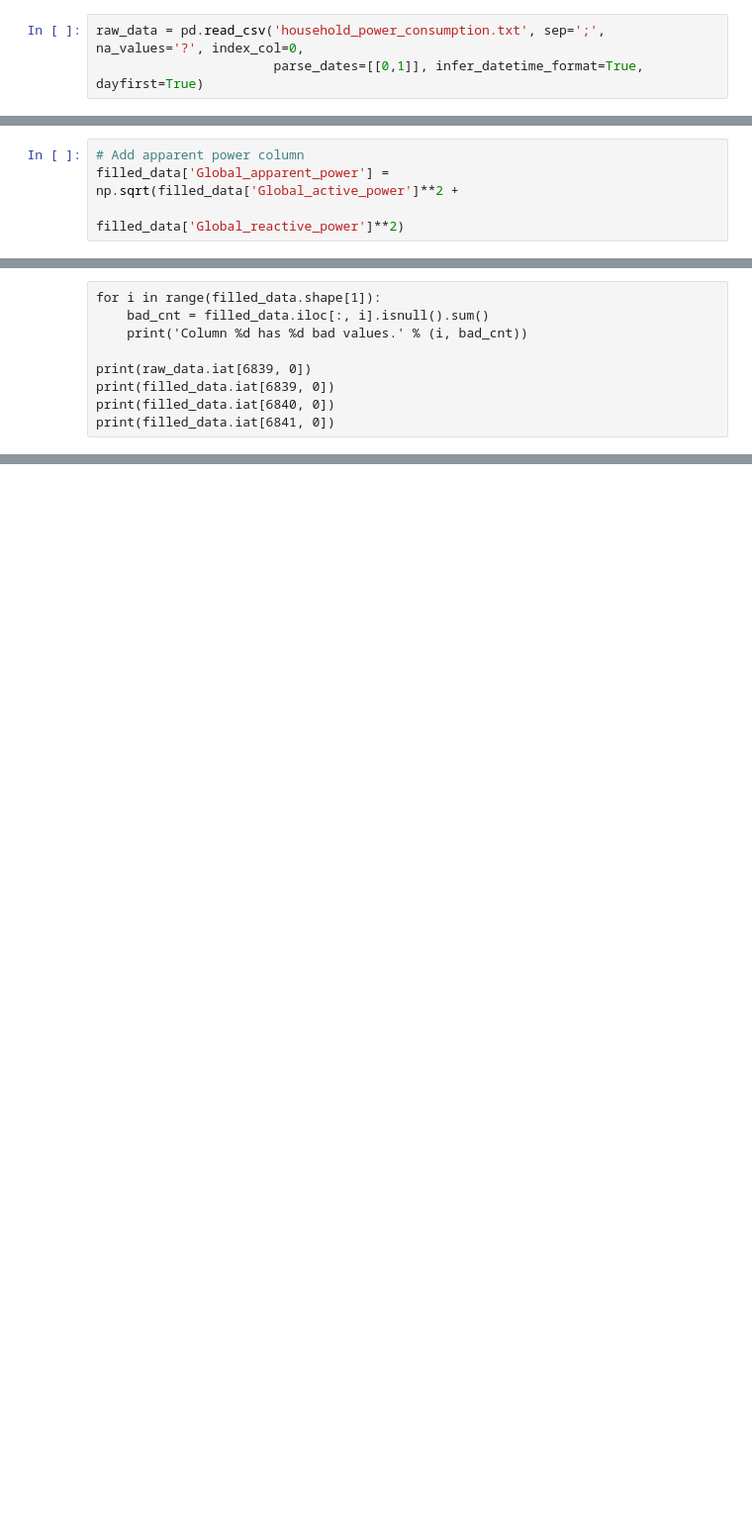
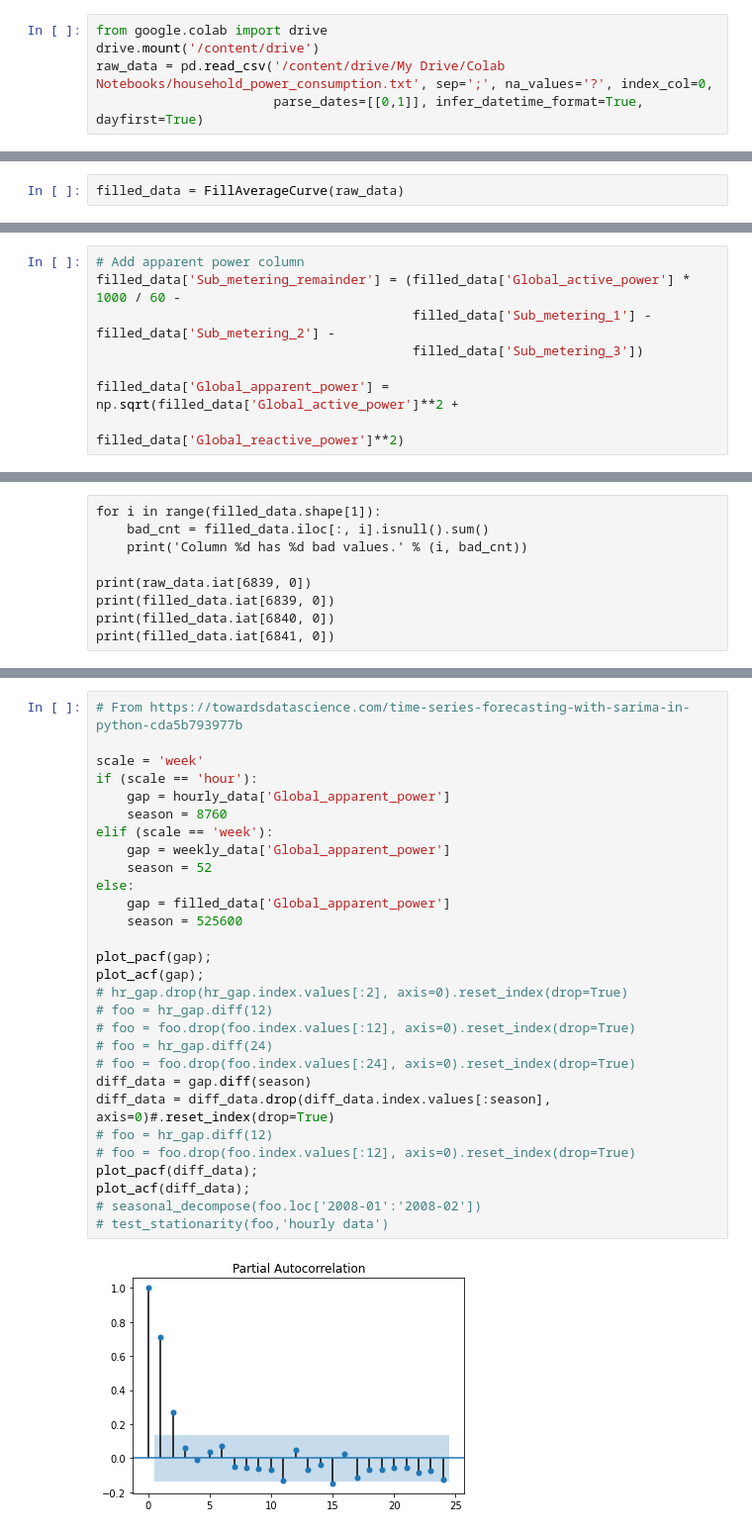
Before and after one commit to antwon87/CMPE255_Project, a Jupyter notebook: AF_scratch.ipynb, the cells around one changed output, grey strips where cells are left out. Shown at 99% size. Saved outputs shown, nothing was run; the diff lists cells and outputs as text; blank space fills up the shorter version.

Commit message:
Added a time-series forecasting model to the project. Looks like it might make decent predictions, but could probably be improved.

```diff
--- a/AF_scratch.ipynb
+++ b/AF_scratch.ipynb
@@ -5,5 +5,7 @@ import matplotlib.pyplot as plt
 # %% [markdown]
 ### Read in Data Set
 # %%
-raw_data = pd.read_csv('household_power_consumption.txt', sep=';', na_values='?', index_col=0,
+from google.colab import drive
+drive.mount('/content/drive')
+raw_data = pd.read_csv('/content/drive/My Drive/Colab Notebooks/household_power_consumption.txt', sep=';', na_values='?', index_col=0,
                        parse_dates=[[0,1]], infer_datetime_format=True, dayfirst=True)
@@ -99,0 +83,2 @@ Column 0 cleaned
+# %%
+filled_data = FillAverageCurve(raw_data)
@@ -126,6 +95,10 @@ Name: 2006-12-21 11:25:00, dtype: float64
 If I remember my power systems courses correctly, the power utility needs to consider apparent power, which is a combination of both active and reactive power. This next bit of code will calculate the apparent power and add it as a new column. This column will be useful if we want to do analysis related to how much power the utility needs to generate.
 # %%
 # Add apparent power column
+filled_data['Sub_metering_remainder'] = (filled_data['Global_active_power'] * 1000 / 60 -
+                                         filled_data['Sub_metering_1'] - filled_data['Sub_metering_2'] -
+                                         filled_data['Sub_metering_3'])
+
 filled_data['Global_apparent_power'] = np.sqrt(filled_data['Global_active_power']**2 +
                                               filled_data['Global_reactive_power']**2)
 # %%
@@ -171,0 +266,31 @@ plt.show()
+# %%
+# From https://towardsdatascience.com/time-series-forecasting-with-sarima-in-python-cda5b793977b
+
+scale = 'week'
+if (scale == 'hour'):
+    gap = hourly_data['Global_apparent_power']
+    season = 8760
+elif (scale == 'week'):
+    gap = weekly_data['Global_apparent_power']
+    season = 52
+else:
+    gap = filled_data['Global_apparent_power']
+    season = 525600
+
+plot_pacf(gap);
+plot_acf(gap);
+# hr_gap.drop(hr_gap.index.values[:2], axis=0).reset_index(drop=True)
+# foo = hr_gap.diff(12)
+# foo = foo.drop(foo.index.values[:12], axis=0).reset_index(drop=True)
+# foo = hr_gap.diff(24)
+# foo = foo.drop(foo.index.values[:24], axis=0).reset_index(drop=True)
+diff_data = gap.diff(season)
+diff_data = diff_data.drop(diff_data.index.values[:season], axis=0)#.reset_index(drop=True)
+# foo = hr_gap.diff(12)
+# foo = foo.drop(foo.index.values[:12], axis=0).reset_index(drop=True)
+plot_pacf(diff_data);
+plot_acf(diff_data);
+# seasonal_decompose(foo.loc['2008-01':'2008-02'])
+# test_stationarity(foo,'hourly data')
+# %% [output]
+[figure, added]
```
Also changed, not shown: parts of 59 cells of this notebook, 1 other file.
